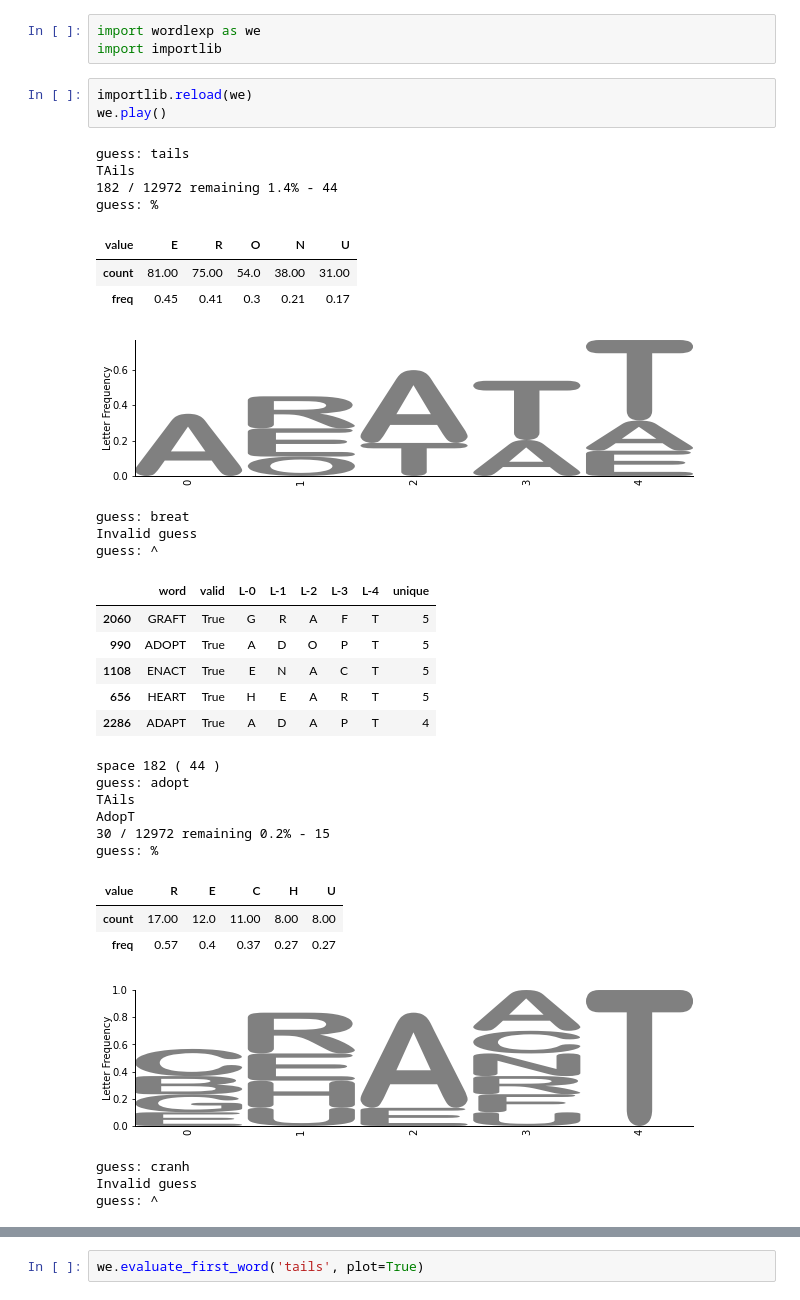
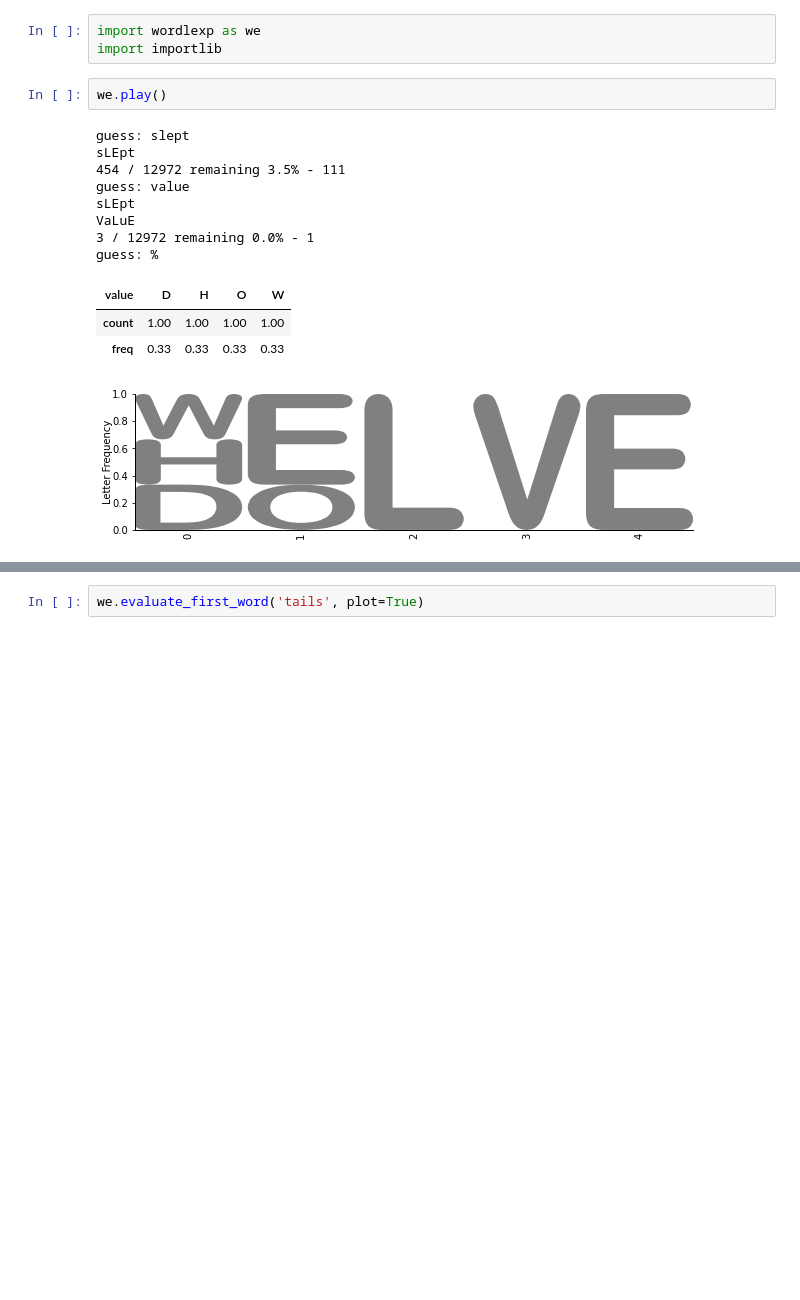
Before and after one commit to ACEnglish/wordlexp, a Jupyter notebook: Wordle.ipynb, the cells around one changed output, grey strips where cells are left out. Drawn from its saved outputs; the diff is of its cells as text; blank space fills up the shorter version.

```diff
--- a/Wordle.ipynb
+++ b/Wordle.ipynb
@@ -24,36 +24,17 @@ Available <op>erations are:
 import wordlexp as we
 import importlib
 # %%
-importlib.reload(we)
 we.play()
 # %% [output]
-guess: tails
-TAils
-182 / 12972 remaining 1.4% - 44
+guess: slept
+sLEpt
+454 / 12972 remaining 3.5% - 111
+guess: value
+sLEpt
+VaLuE
+3 / 12972 remaining 0.0% - 1
 guess: %
-| value | E | R | O | N | U |
-| count | 81.00 | 75.00 | 54.0 | 38.00 | 31.00 |
-| freq | 0.45 | 0.41 | 0.3 | 0.21 | 0.17 |
+| value | D | H | O | W |
+| count | 1.00 | 1.00 | 1.00 | 1.00 |
+| freq | 0.33 | 0.33 | 0.33 | 0.33 |
-[figure, old version]
+[figure, new version]
-guess: breat
-Invalid guess
-guess: ^
-|  | word | valid | L-0 | L-1 | L-2 | L-3 | L-4 | unique |
-| 2060 | GRAFT | True | G | R | A | F | T | 5 |
-| 990 | ADOPT | True | A | D | O | P | T | 5 |
-| 1108 | ENACT | True | E | N | A | C | T | 5 |
-| 656 | HEART | True | H | E | A | R | T | 5 |
-| 2286 | ADAPT | True | A | D | A | P | T | 4 |
-space 182 ( 44 )
-guess: adopt
-TAils
-AdopT
-30 / 12972 remaining 0.2% - 15
-guess: %
-| value | R | E | C | H | U |
-| count | 17.00 | 12.0 | 11.00 | 8.00 | 8.00 |
-| freq | 0.57 | 0.4 | 0.37 | 0.27 | 0.27 |
-[figure, removed]
-guess: cranh
-Invalid guess
-guess: ^
```
Also changed, not shown: parts of 4 cells of this notebook, 5 other files.
